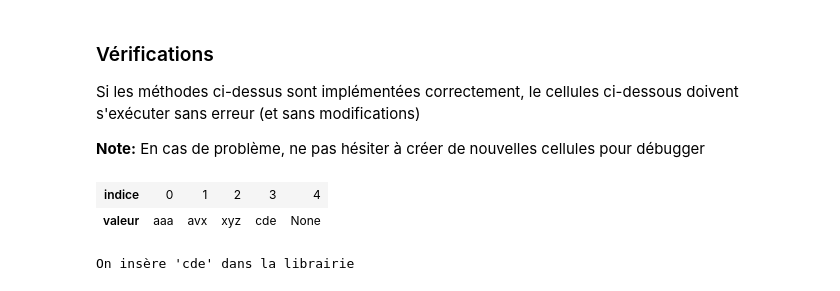
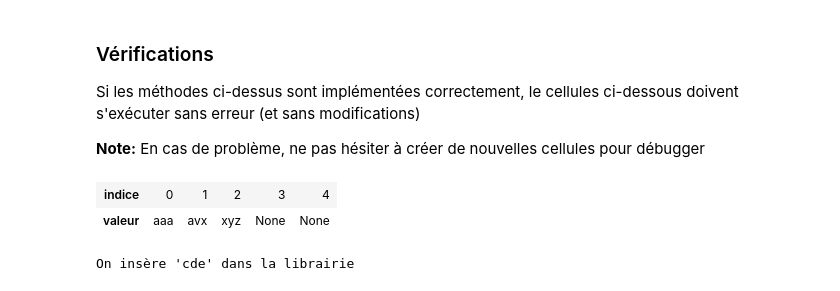
Before and after one commit to sapristi/cours_algo, a Jupyter notebook: content/ESGI_3A/1_bases.ipynb, the cells around one changed output. Drawn from its saved outputs; the diff is of its cells as text; code cells hidden in the pictures.

```diff
--- a/content/ESGI_3A/1_bases.ipynb
+++ b/content/ESGI_3A/1_bases.ipynb
@@ -70,6 +88,7 @@ class Étagère(list[str], metaclass=RemoveMethods):
         self.capacité = capacité
 
     def _repr_html_(self):
+        """Sert à afficher l'objet dans un environnement jupyter"""
         def row(values):
             return "".join(f"<td>{value}</td>" for value in values)
         return f"""
@@ -114,7 +135,7 @@ Bric emploie une méthode simple pour ranger ses livres: à chaque fois qu'il re
 Enrichir la classe Étagère avec les méthodes suivantes, afin de permettre à Bric de l'utiliser comme librairie:
 # %%
 class Étagère(Étagère):
-    def nb_livres(self) -> int:
+    def nb_items(self) -> int:
         """Nombre d'éléments du tableau qui ne sont pas None"""
         #BEGIN
         res : int = 0
@@ -124,7 +145,7 @@ class Étagère(Étagère):
         return res
         #END
 
-    def ajout_livre(self, value: str):
+    def add(self, value: str):
         """
         Ajoute value dans la première case libre du tableau
         Lève une exception si plus de place
@@ -157,7 +178,7 @@ class Étagère(Étagère):
     ):
         res = Étagère(capacité=capacité)
         for i, value in enumerate(values):
-            res.ajout_livre(value)
+            res.add(value)
         return res
 # %% [markdown]
 ### Vérifications
@@ -168,17 +189,17 @@ Si les méthodes ci-dessus sont implémentées correctement, le cellules ci-dess
 # %%
 lbric = Étagère.from_values(capacité = 5, values=["aaa", "avx", "xyz"])
 
 assert (
     lbric[0] == "aaa"
     and lbric[1] == "avx"
     and lbric[2] == "xyz"
     and lbric[3] == None
 )
-assert lbric.nb_livres() == 3
-l_bric
+assert lbric.nb_items() == 3
+lbric
 # %% [output]
 | indice | 0 | 1 | 2 | 3 | 4 |
-| valeur | aaa | avx | xyz | cde | None |
+| valeur | aaa | avx | xyz | None | None |
 # %%
 lbric = Étagère.from_values(capacité = 5, values=["aaa", "avx", "xyz"])
 print("On insère 'cde' dans la librairie")
```
Also changed, not shown: parts of 44 cells of this notebook, 1 other file.
